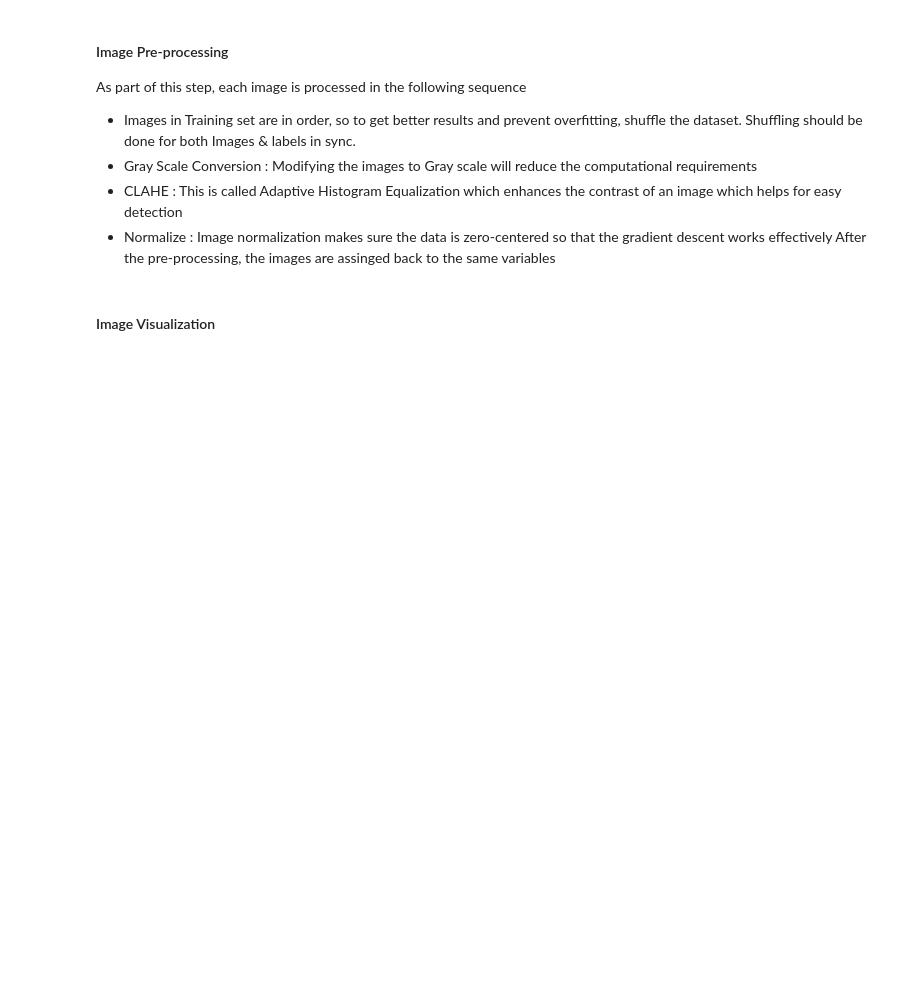
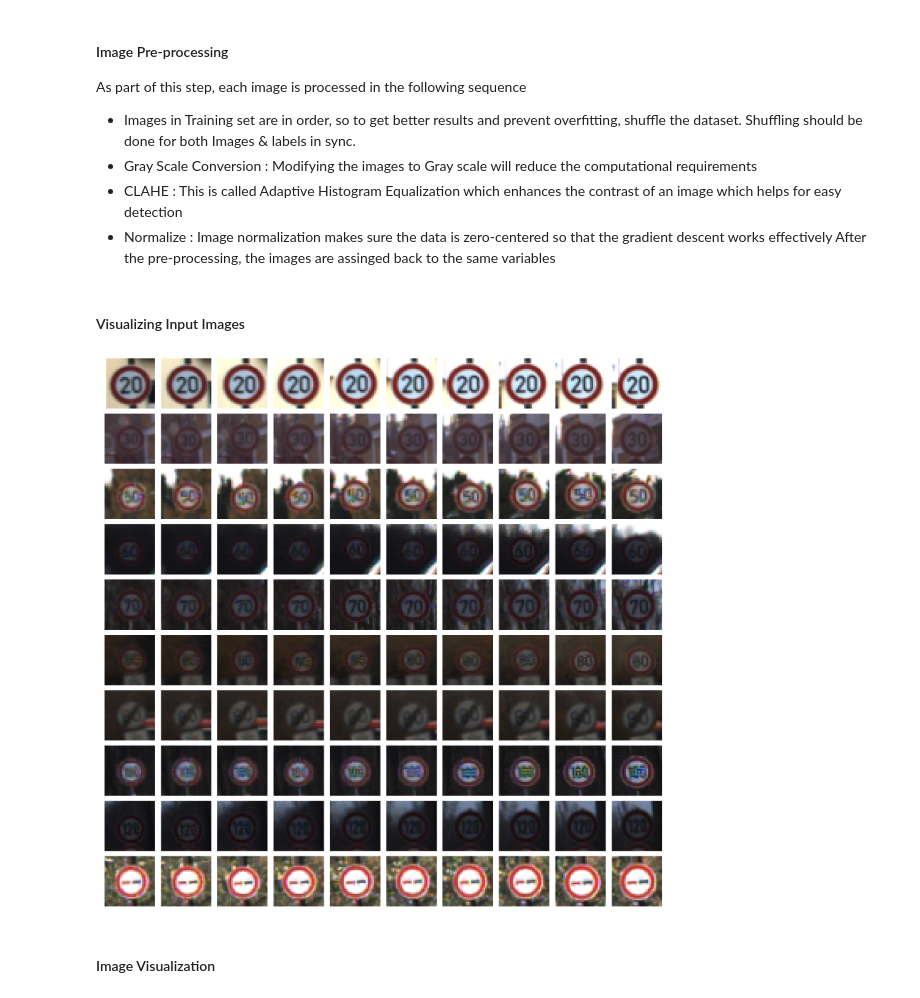
Before and after one commit to mymachinelearnings/CarND-Traffic-Sign-Classifier-Project, a Jupyter notebook: CopyCodeFromHereForUI.ipynb, the cells around one changed output. Cells and saved outputs as stored; diff of their text form; code cells hidden in the pictures; blank space fills up the shorter version.

```diff
--- a/CopyCodeFromHereForUI.ipynb
+++ b/CopyCodeFromHereForUI.ipynb
@@ -89,6 +89,25 @@ As part of this step, each image is processed in the following sequence
 - CLAHE : This is called Adaptive Histogram Equalization which enhances the contrast of an image which helps for easy detection
 - Normalize : Image normalization makes sure the data is zero-centered so that the gradient descent works effectively
 After the pre-processing, the images are assinged back to the same variables
+# %% [markdown]
+#### Visualizing Input Images
+# %%
+fig, axs = plt.subplots(10,10, figsize=(32, 32))
+fig.subplots_adjust(hspace = .1, wspace=.01)
+axs = axs.ravel()
+for class_label in range(10):
+    #print('class label --> ', class_label)
+    #print('value --> ', label_dict[repr(class_label)])
+    #This returns a tuple 0:array([  127,   259,   330 ...], dtype=int64), hence later we get only [0] element from this tuple
+    class_indices = np.where(y_train == class_label)
+
+    for ind_index in range(10):
+        index = class_indices[0][ind_index]
+        axs[class_label*10 + ind_index].axis('off')
+        axs[class_label*10 + ind_index].imshow(X_train[index])
+        #axs[class_label*10 + ind_index].set_title(class_label)
+# %% [output]
+[figure, added]
 # %%
 def grayscale(img_set):
     gray_img_set = []
```
Also changed, not shown: parts of 6 cells of this notebook.
